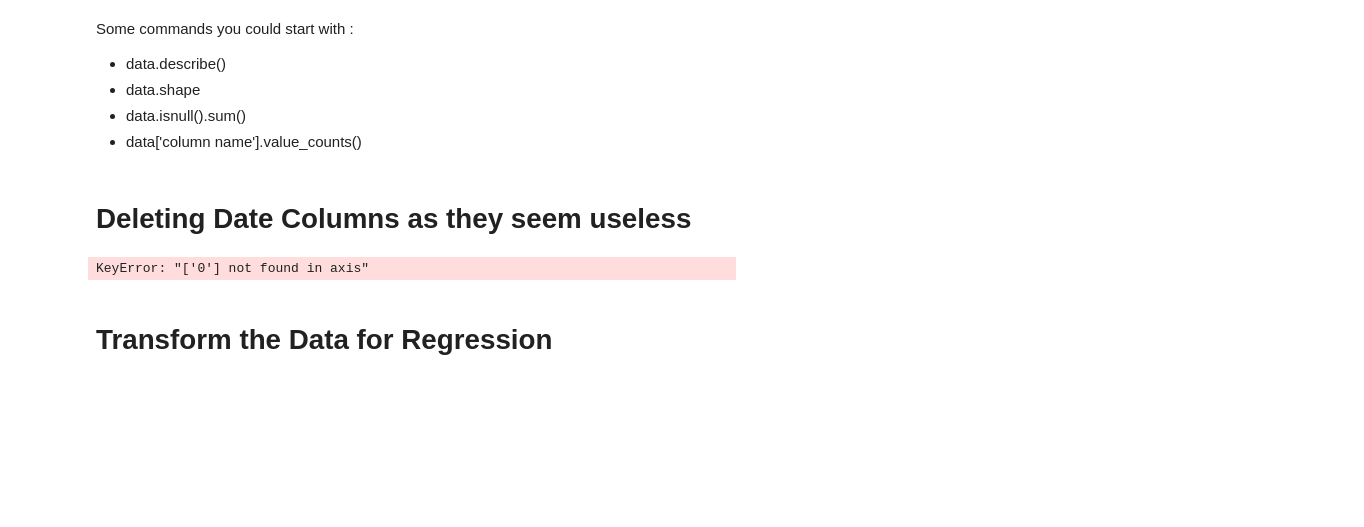
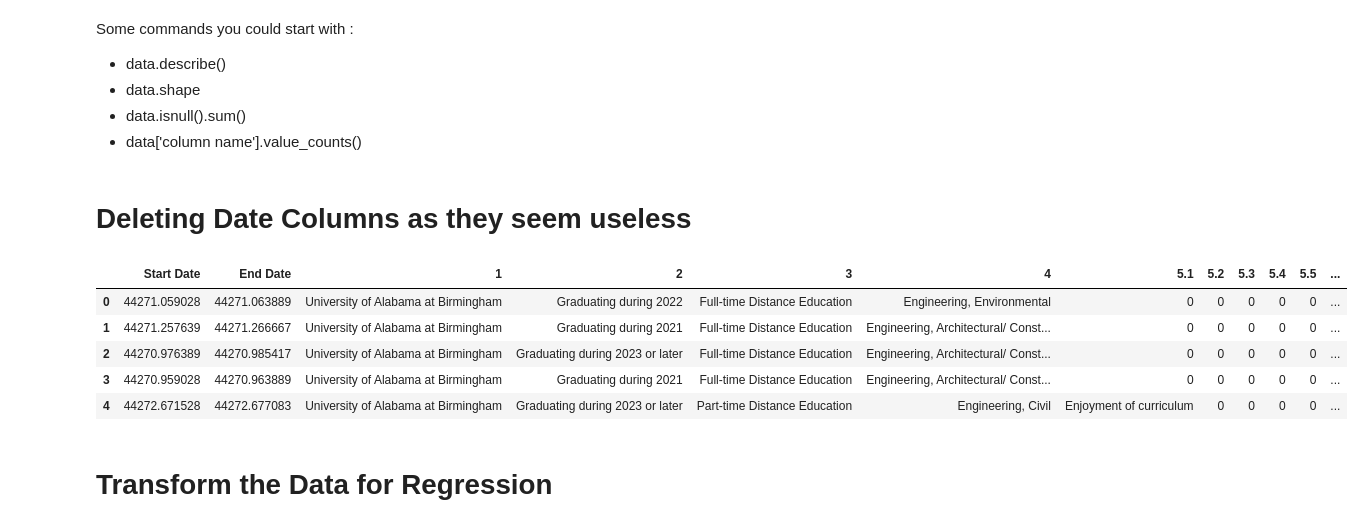
Before and after one commit to MCDC-Team-4/retain-alabama, a Jupyter notebook: team-juypter-notebooks/testing.ipynb, the cells around one changed output. Drawn from its saved outputs; the diff is of its cells as text; code cells hidden in the pictures; blank space fills up the shorter version.

Commit message:
Testing Data changes

```diff
--- a/team-juypter-notebooks/testing.ipynb
+++ b/team-juypter-notebooks/testing.ipynb
@@ -34,11 +39,16 @@ Some commands you could start with :
 # %% [markdown]
 # Deleting Date Columns as they seem useless
 # %%
-drop_colums = ['Start Date','End Date', '0']
-data.drop(drop_colums, inplace=True, axis=1)
+drop_colums = ['Start Date','End Date']
+data.drop(drop_colums, axis=1)
 data.head()
 # %% [output]
-KeyError: "['0'] not found in axis"
+|  | Start Date | End Date | 1 | 2 | 3 | 4 | 5.1 | 5.2 | 5.3 | 5.4 | 5.5 | ... |
+| 0 | 44271.059028 | 44271.063889 | University of Alabama at Birmingham | Graduating during 2022 | Full-time Distance Education | Engineering, Environmental | 0 | 0 | 0 | 0 | 0 | ... |
+| 1 | 44271.257639 | 44271.266667 | University of Alabama at Birmingham | Graduating during 2021 | Full-time Distance Education | Engineering, Architectural/ Const... | 0 | 0 | 0 | 0 | 0 | ... |
+| 2 | 44270.976389 | 44270.985417 | University of Alabama at Birmingham | Graduating during 2023 or later | Full-time Distance Education | Engineering, Architectural/ Const... | 0 | 0 | 0 | 0 | 0 | ... |
+| 3 | 44270.959028 | 44270.963889 | University of Alabama at Birmingham | Graduating during 2021 | Full-time Distance Education | Engineering, Architectural/ Const... | 0 | 0 | 0 | 0 | 0 | ... |
+| 4 | 44272.671528 | 44272.677083 | University of Alabama at Birmingham | Graduating during 2023 or later | Part-time Distance Education | Engineering, Civil | Enjoyment of curriculum | 0 | 0 | 0 | 0 | ... |
 # %% [markdown]
 # Transform the Data for Regression
 # %%
```
Also changed, not shown: parts of 1 cell of this notebook, 1 other file.
